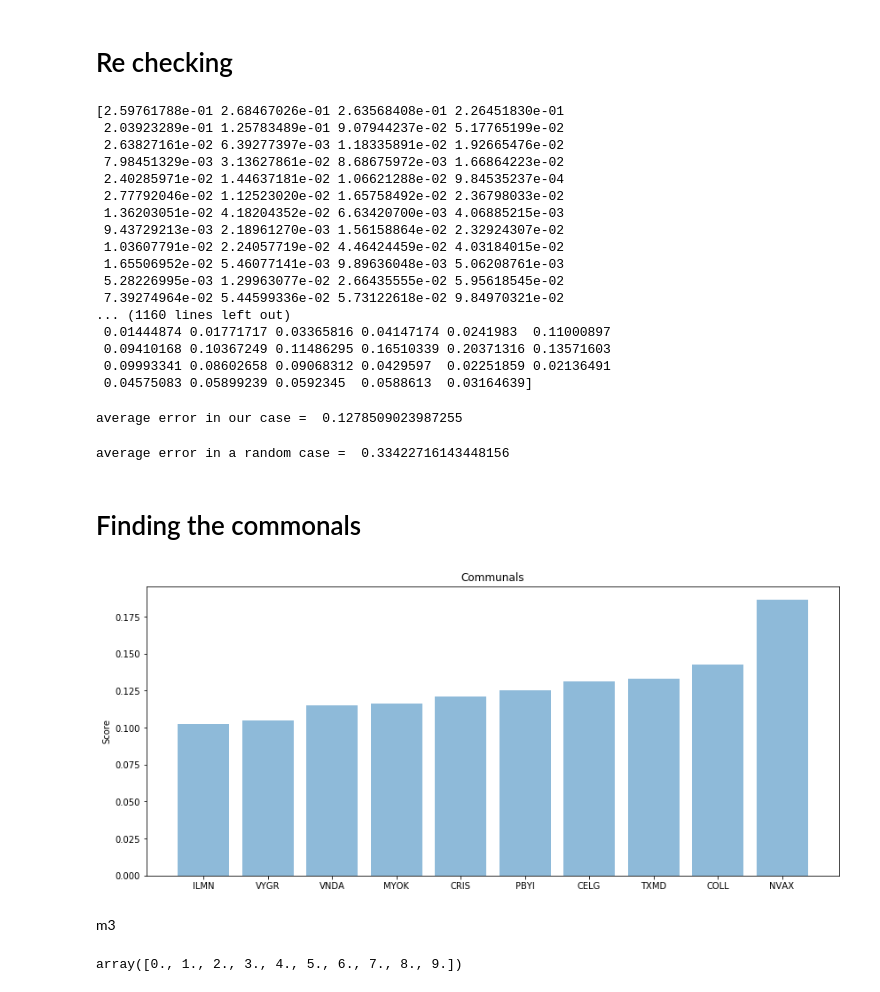
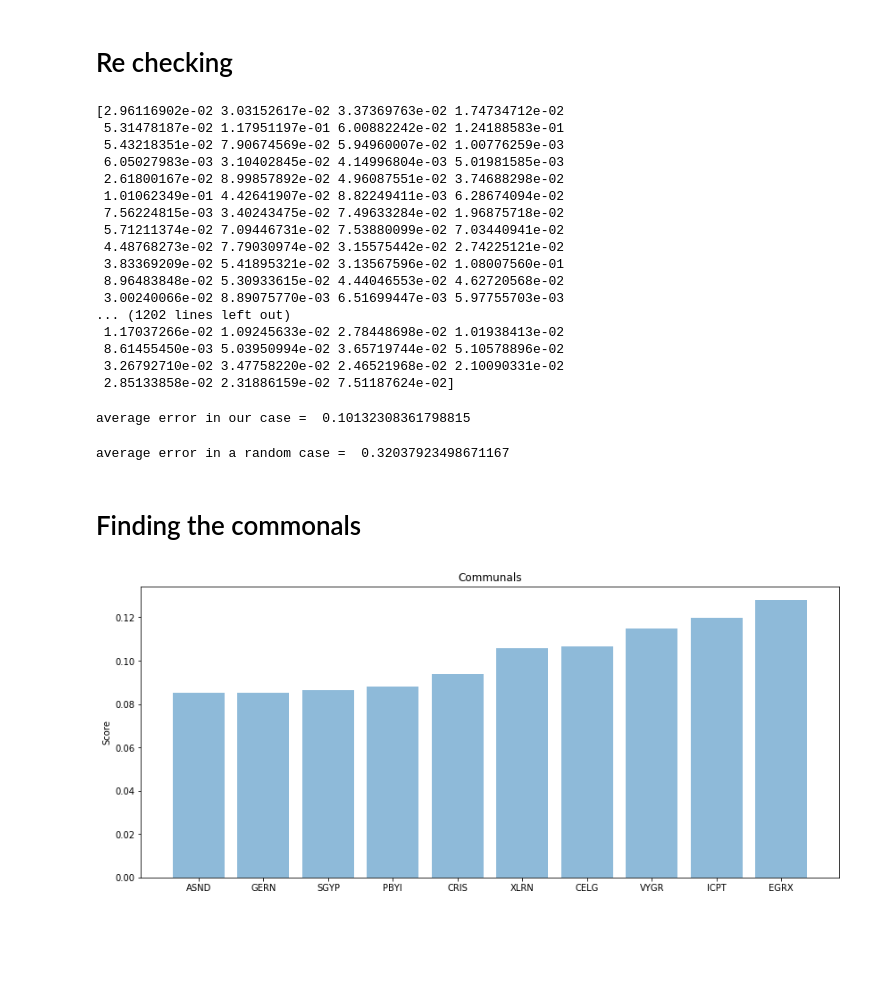
Before and after one commit to DLColumbia/DeepLearning_for_finance, a Jupyter notebook: autoencoder_thibault_version.ipynb, the cells around one changed output. Saved outputs shown, nothing was run; the diff lists cells and outputs as text; code cells hidden in the pictures; blank space fills up the shorter version.

Commit message:
Smaller LR, relu, 5 neurons

```diff
--- a/autoencoder_thibault_version.ipynb
+++ b/autoencoder_thibault_version.ipynb
@@ -261,7 +261,7 @@ def layer(input_tensor, num_input, num_output, phase_train, layer_name, bool_dro
 
         logits = tf.matmul(dropped_or_not, W) + b
 
-    return tf.nn.tanh(layer_batch_normalization(logits, num_output, phase_train)), W
+    return tf.nn.relu(layer_batch_normalization(logits, num_output, phase_train)), W
 # %%
 def encoder(input_tensor, n_code, phase_train):
     with tf.variable_scope("encode"):
@@ -326,11 +326,11 @@ def evaluate(output, x):
 ## Parameters
 # %%
 # Training Parameters
-learning_rate = 0.001
-num_steps = 600
+learning_rate = 0.00001
+num_steps = 7000
 batch_size = 10
-lambd = 0.2
-val_dropout = 0.8
+lambd = 0.3
+val_dropout = 0.7
 
 display_step = 100
 
@@ -338,7 +338,7 @@ display_step = 100
 
 num_input = 503 # 503 days considered
 num_encode_1 = 250 # 1st layer of encode
-n_code = 10  # bottleneck layer
+n_code = 5  # bottleneck layer
 num_decode_1 = 250 # 1st layer of decode
 num_output = num_input
 
@@ -529,27 +529,27 @@ L2 = np.sqrt(np.multiply(diff,diff))
 for i in L2:
     print(i)
 # %% [output]
-[2.59761788e-01 2.68467026e-01 2.63568408e-01 2.26451830e-01
- 2.03923289e-01 1.25783489e-01 9.07944237e-02 5.17765199e-02
- 2.63827161e-02 6.39277397e-03 1.18335891e-02 1.92665476e-02
- 7.98451329e-03 3.13627861e-02 8.68675972e-03 1.66864223e-02
- 2.40285971e-02 1.44637181e-02 1.06621288e-02 9.84535237e-04
- 2.77792046e-02 1.12523020e-02 1.65758492e-02 2.36798033e-02
- 1.36203051e-02 4.18204352e-02 6.63420700e-03 4.06885215e-03
- 9.43729213e-03 2.18961270e-03 1.56158864e-02 2.32924307e-02
- 1.03607791e-02 2.24057719e-02 4.46424459e-02 4.03184015e-02
- 1.65506952e-02 5.46077141e-03 9.89636048e-03 5.06208761e-03
- 5.28226995e-03 1.29963077e-02 2.66435555e-02 5.95618545e-02
- 7.39274964e-02 5.44599336e-02 5.73122618e-02 9.84970321e-02
-... (1160 lines left out)
- 0.01444874 0.01771717 0.03365816 0.04147174 0.0241983  0.11000897
- 0.09410168 0.10367249 0.11486295 0.16510339 0.20371316 0.13571603
- 0.09993341 0.08602658 0.09068312 0.0429597  0.02251859 0.02136491
- 0.04575083 0.05899239 0.0592345  0.0588613  0.03164639]
+[2.96116902e-02 3.03152617e-02 3.37369763e-02 1.74734712e-02
+ 5.31478187e-02 1.17951197e-01 6.00882242e-02 1.24188583e-01
+ 5.43218351e-02 7.90674569e-02 5.94960007e-02 1.00776259e-03
+ 6.05027983e-03 3.10402845e-02 4.14996804e-03 5.01981585e-03
+ 2.61800167e-02 8.99857892e-02 4.96087551e-02 3.74688298e-02
+ 1.01062349e-01 4.42641907e-02 8.82249411e-03 6.28674094e-02
+ 7.56224815e-03 3.40243475e-02 7.49633284e-02 1.96875718e-02
+ 5.71211374e-02 7.09446731e-02 7.53880099e-02 7.03440941e-02
+ 4.48768273e-02 7.79030974e-02 3.15575442e-02 2.74225121e-02
+ 3.83369209e-02 5.41895321e-02 3.13567596e-02 1.08007560e-01
+ 8.96483848e-02 5.30933615e-02 4.44046553e-02 4.62720568e-02
+ 3.00240066e-02 8.89075770e-03 6.51699447e-03 5.97755703e-03
+... (1202 lines left out)
+ 1.17037266e-02 1.09245633e-02 2.78448698e-02 1.01938413e-02
+ 8.61455450e-03 5.03950994e-02 3.65719744e-02 5.10578896e-02
+ 3.26792710e-02 3.47758220e-02 2.46521968e-02 2.10090331e-02
+ 2.85133858e-02 2.31886159e-02 7.51187624e-02]
 # %%
 print('average error in our case = ',np.mean(L2))
 # %% [output]
-average error in our case =  0.1278509023987255
+average error in our case =  0.10132308361798815
 # %%
 random = np.random.uniform(0,1,(10,503))
 # %%
@@ -557,35 +557,35 @@ diff_random = abs(batch_x - random)
 L2_random = np.sqrt(np.multiply(diff_random,diff_random))
 print('average error in a random case = ',np.mean(L2_random))
 # %% [output]
-average error in a random case =  0.33422716143448156
+average error in a random case =  0.32037923498671167
 # %% [markdown]
 # Finding the commonals
 # %%
 
 
 
 sorted_by_value = []
 
 for i in range(len(p)):
-    sorted_by_value.append((np.mean(L2[i]),i))
+    sorted_by_value.append((np.mean(diff[i]),i))
 
 objects =  []
 performance = sorted(sorted_by_value)
 
 for i in performance:
     ticker, index = find_ticker_batch(batch_x[i[1]], test_setData_n, list_tickers_test)
     objects.append(ticker)
 
 
 y_pos = np.arange(len(objects))
 plotable_performance = [i[0] for i in performance]
 
 
 plt.bar(y_pos, plotable_performance, align='center', alpha=0.5)
 plt.xticks(y_pos, objects)
 plt.ylabel('Score')
 plt.title('Communals')
 
 plt.show();
 # %% [output]
-[figure, old version]
+[figure, new version]
@@ -598,6 +591,0 @@ m3 = np.sqrt(m3)
-# %% [markdown]
-m3
-# %%
-m3
-# %% [output]
-array([0., 1., 2., 3., 4., 5., 6., 7., 8., 9.])
```
Also changed, not shown: parts of 5 cells of this notebook.
